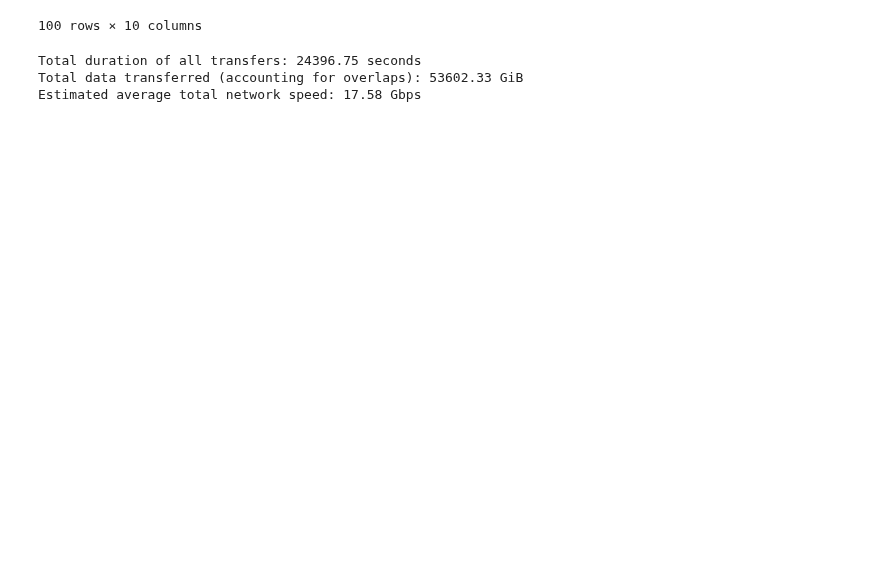
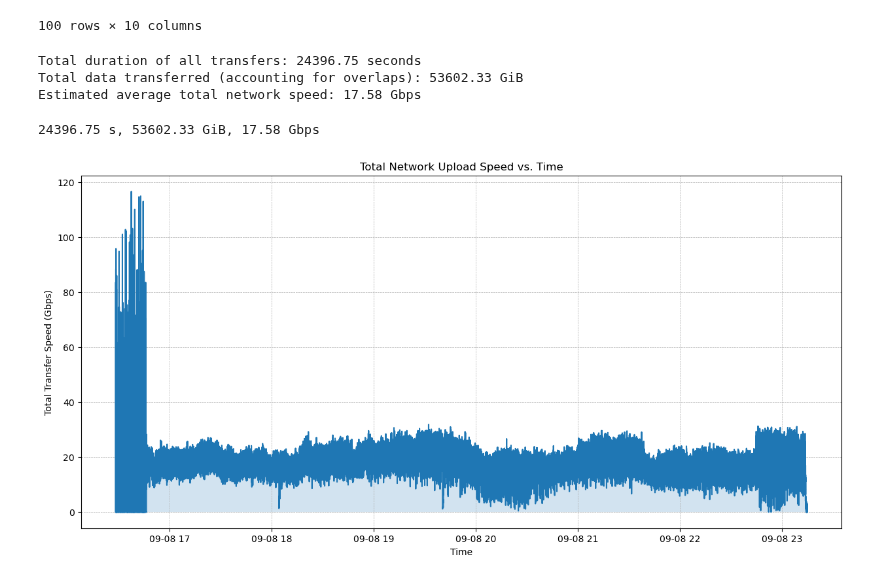
Before and after one commit to lsst-uk/csd3-echo-somerville, a Jupyter notebook: csd3-side/notebooks/transfer_speeds_from_log.ipynb, the cells around one changed output. Saved outputs shown, nothing was run; the diff lists cells and outputs as text; code cells hidden in the pictures; blank space fills up the shorter version.

```diff
--- a/csd3-side/notebooks/transfer_speeds_from_log.ipynb
+++ b/csd3-side/notebooks/transfer_speeds_from_log.ipynb
@@ -272,3 +272,46 @@ print(f"Estimated average total network speed: {estimated_total_speed_gbps:.2f}
 Total duration of all transfers: 24396.75 seconds
 Total data transferred (accounting for overlaps): 53602.33 GiB
 Estimated average total network speed: 17.58 Gbps
+# %%
+# Verify average
+print(f"{(df['UPLOAD_END'].max() - df['UPLOAD_START'].min()).total_seconds():.2f} s, {df['FILE_SIZE'].sum() / (1024**3):.2f} GiB, {df['FILE_SIZE'].sum() * 8 / (1024**3) / ((df['UPLOAD_END'].max() - df['UPLOAD_START'].min()).total_seconds()):.2f} Gbps")
+# %% [output]
+24396.75 s, 53602.33 GiB, 17.58 Gbps
+# %%
+# --- 5. Plot Total Throughput Over Time ---
+
+# Calculate the cumulative sum of rate changes to get the total network speed at any given time.
+events_df['total_rate'] = events_df['rate_change'].cumsum()
+
+# Prepare data for a step plot to accurately visualize the changes.
+# We need to create pairs of points to draw horizontal lines.
+plot_times = []
+plot_rates = []
+# Start the plot at a rate of 0 just before the first event.
+plot_times.append(events_df['time'].iloc[0])
+plot_rates.append(0)
+
+for i in range(len(events_df) - 1):
+    # Add a point at the beginning of the interval with the new rate
+    plot_times.append(events_df['time'].iloc[i])
+    plot_rates.append(events_df['total_rate'].iloc[i])
+    # Add a point at the end of the interval with the same rate to create the horizontal step
+    plot_times.append(events_df['time'].iloc[i+1])
+    plot_rates.append(events_df['total_rate'].iloc[i])
+
+# Add the final point
+plot_times.append(events_df['time'].iloc[-1])
+plot_rates.append(events_df['total_rate'].iloc[-1])
+
+
+# Plotting the data
+plt.figure(figsize=(15, 7))
+plt.plot(plot_times, plot_rates)
+plt.title('Total Network Upload Speed vs. Time')
+plt.xlabel('Time')
+plt.ylabel('Total Transfer Speed (Gbps)')
+plt.grid(True, which='both', linestyle='--', linewidth=0.5)
+plt.fill_between(plot_times, plot_rates, alpha=0.2)
+plt.show()
+# %% [output]
+[figure, added]
```
Also changed, not shown: parts of 2 cells of this notebook.
